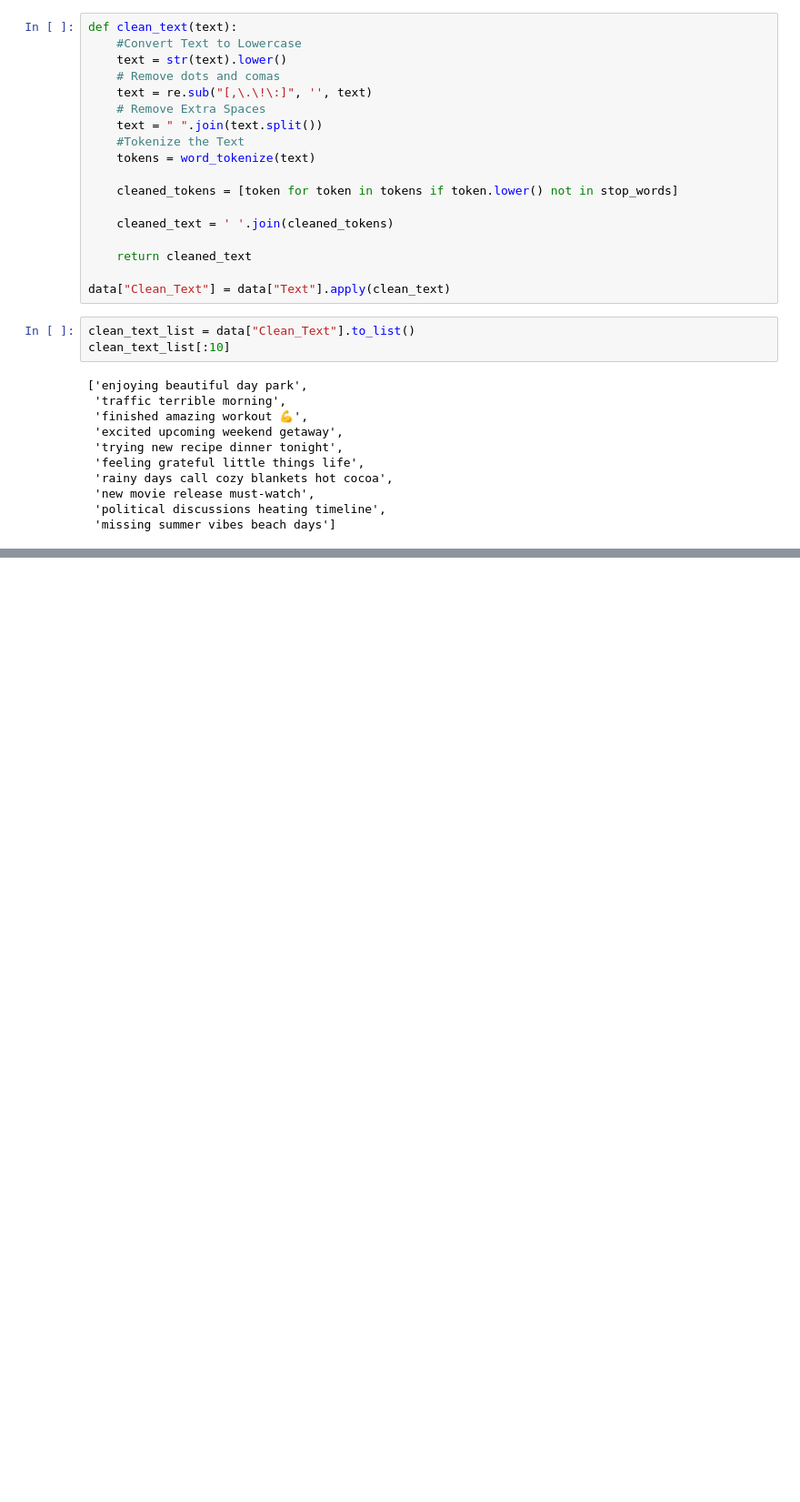
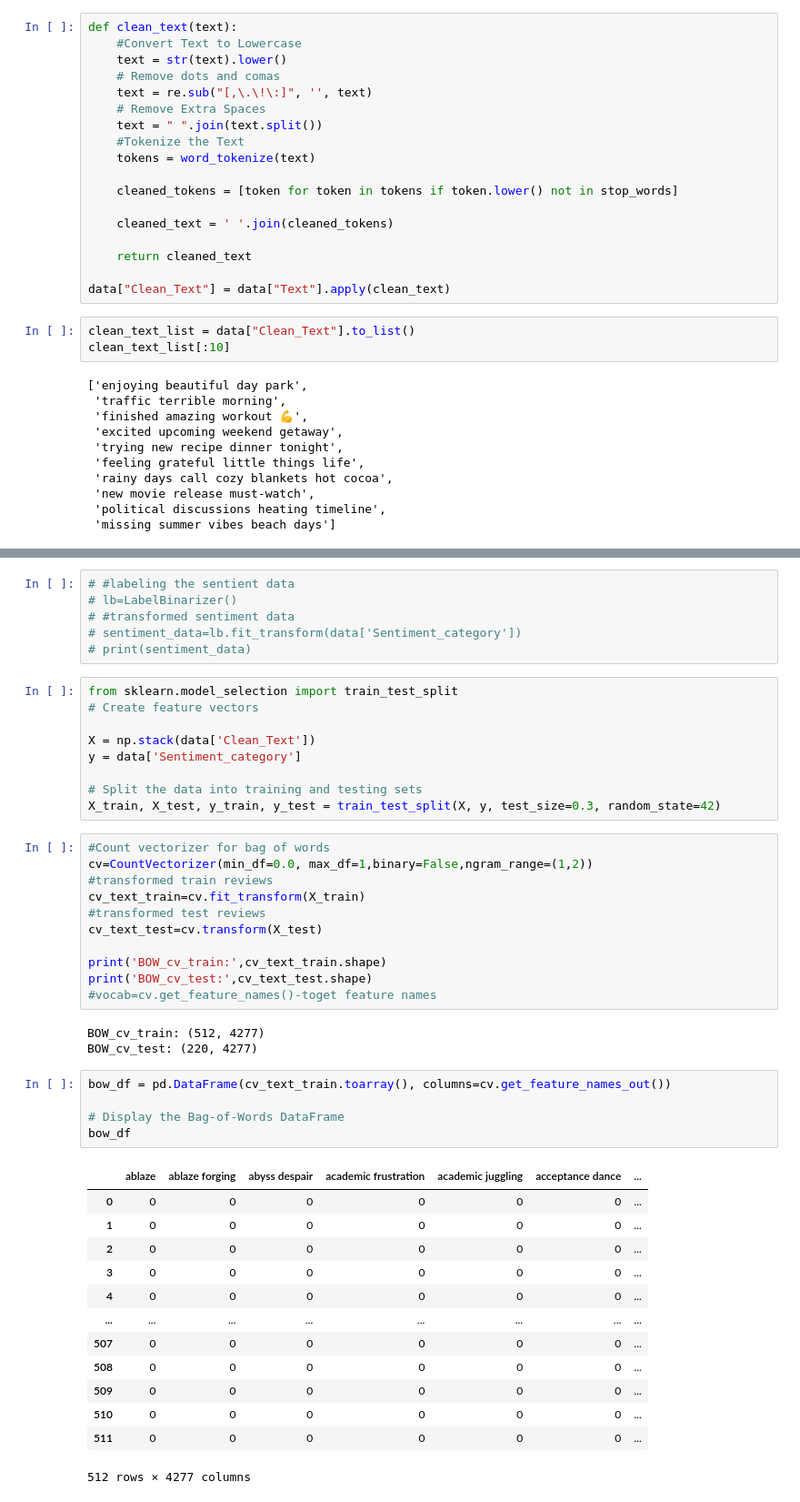
Before and after one commit to natoo77/SocialMediaSentiment, a Jupyter notebook: Social_media_sentiment_analysis.ipynb, the cells around one changed output, grey strips where cells are left out. Shown: that part at 91% size. Saved outputs shown, nothing was run; the diff lists cells and outputs as text; blank space fills up the shorter version.

```diff
--- a/Social_media_sentiment_analysis.ipynb
+++ b/Social_media_sentiment_analysis.ipynb
@@ -357,0 +537,48 @@ Train and evaluate the model on labeled data.
+# %%
+# #labeling the sentient data
+# lb=LabelBinarizer()
+# #transformed sentiment data
+# sentiment_data=lb.fit_transform(data['Sentiment_category'])
+# print(sentiment_data)
+# %%
+from sklearn.model_selection import train_test_split
+# Create feature vectors
+
+X = np.stack(data['Clean_Text'])
+y = data['Sentiment_category']
+
+# Split the data into training and testing sets
+X_train, X_test, y_train, y_test = train_test_split(X, y, test_size=0.3, random_state=42)
+# %%
+#Count vectorizer for bag of words
+cv=CountVectorizer(min_df=0.0, max_df=1,binary=False,ngram_range=(1,2))
+#transformed train reviews
+cv_text_train=cv.fit_transform(X_train)
+#transformed test reviews
+cv_text_test=cv.transform(X_test)
+
+print('BOW_cv_train:',cv_text_train.shape)
+print('BOW_cv_test:',cv_text_test.shape)
+#vocab=cv.get_feature_names()-toget feature names
+# %% [output]
+BOW_cv_train: (512, 4277)
+BOW_cv_test: (220, 4277)
+# %%
+bow_df = pd.DataFrame(cv_text_train.toarray(), columns=cv.get_feature_names_out())
+
+# Display the Bag-of-Words DataFrame
+bow_df
+# %% [output]
+|  | ablaze | ablaze forging | abyss despair | academic frustration | academic juggling | acceptance dance | ... |
+| 0 | 0 | 0 | 0 | 0 | 0 | 0 | ... |
+| 1 | 0 | 0 | 0 | 0 | 0 | 0 | ... |
+| 2 | 0 | 0 | 0 | 0 | 0 | 0 | ... |
+| 3 | 0 | 0 | 0 | 0 | 0 | 0 | ... |
+| 4 | 0 | 0 | 0 | 0 | 0 | 0 | ... |
+| ... | ... | ... | ... | ... | ... | ... | ... |
+| 507 | 0 | 0 | 0 | 0 | 0 | 0 | ... |
+| 508 | 0 | 0 | 0 | 0 | 0 | 0 | ... |
+| 509 | 0 | 0 | 0 | 0 | 0 | 0 | ... |
+| 510 | 0 | 0 | 0 | 0 | 0 | 0 | ... |
+| 511 | 0 | 0 | 0 | 0 | 0 | 0 | ... |
+512 rows × 4277 columns
```
Also changed, not shown: parts of 44 cells of this notebook.
